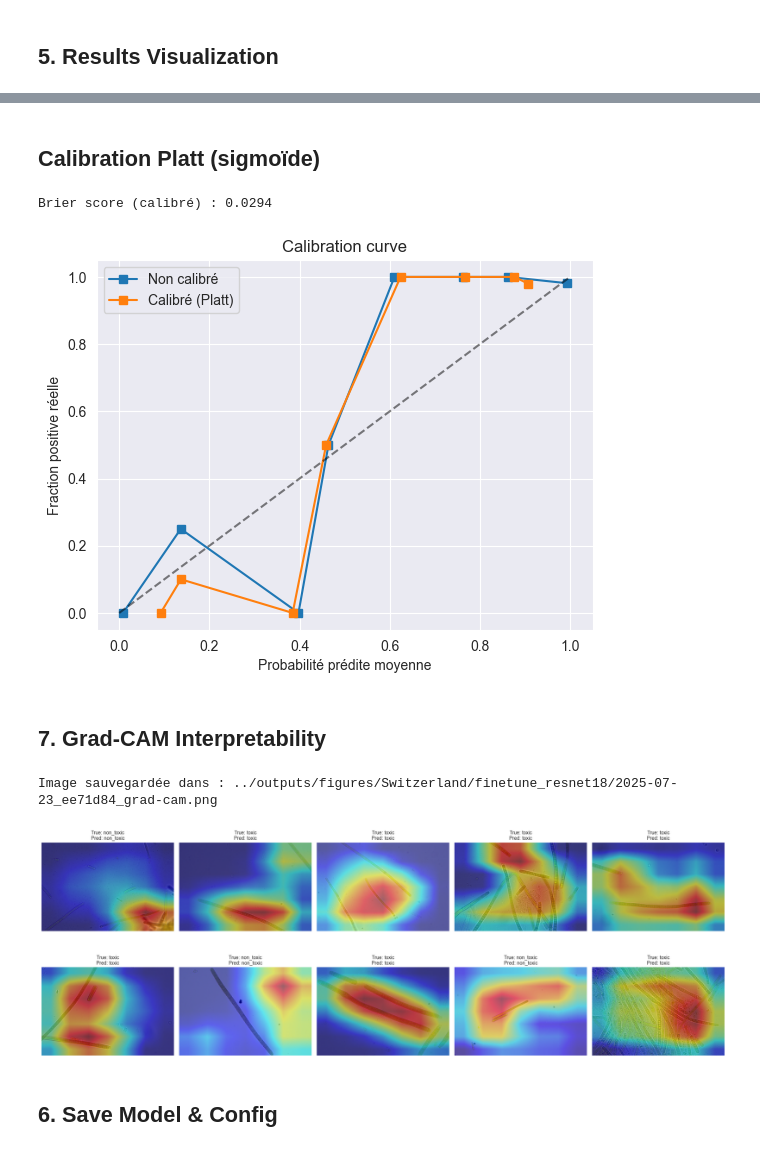
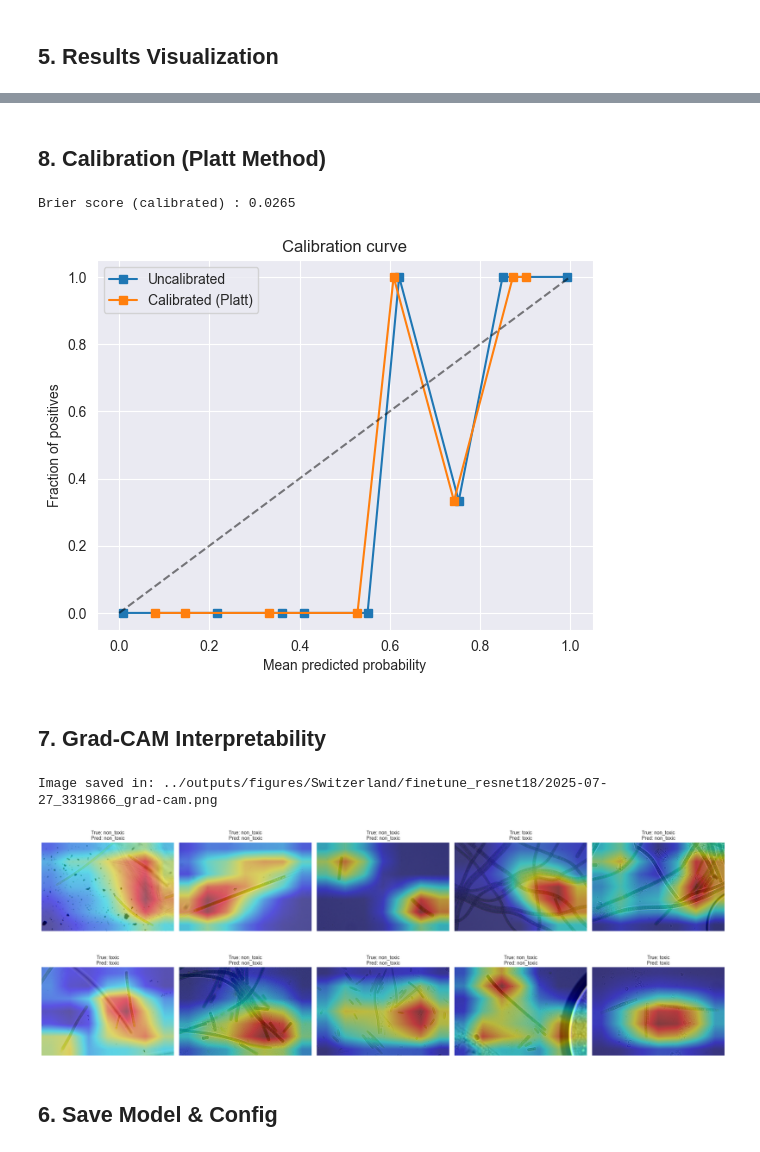
Before and after one commit to Tiits/microcoleus-project, a Jupyter notebook: notebooks/05_finetune_resnet18.ipynb, the cells around one changed output, grey strips where cells are left out. Cells and saved outputs as stored; diff of their text form; code cells hidden in the pictures.

```diff
--- a/notebooks/05_finetune_resnet18.ipynb
+++ b/notebooks/05_finetune_resnet18.ipynb
@@ -53,0 +57,20 @@ Run ID : 2025-07-23_ee71d84
+# %%
+# Device utility
+def get_best_device():
+    """Get the best available device with fallback."""
+    if torch.backends.mps.is_available():
+        try:
+            test_tensor = torch.randn(10, 10, device='mps')
+            _ = test_tensor @ test_tensor
+            print("MPS is available and working")
+            return torch.device('mps')
+        except Exception as e:
+            print(f"MPS failed test: {e}. Falling back to CPU")
+            return torch.device('cpu')
+    elif torch.cuda.is_available():
+        return torch.device('cuda')
+    else:
+        return torch.device('cpu')
+
+device = get_best_device()
+config['training']['device'] = device
@@ -111,7 +134,7 @@ def train_one_epoch(model, loader, criterion, optimizer, device):
         correct += torch.sum(preds == labels.data)
         total += labels.size(0)
     epoch_loss = running_loss / total
-    epoch_acc  = correct.double() / total
+    epoch_acc   = correct.float()  / total
     return epoch_loss, epoch_acc.item()
 
 
@@ -137,7 +160,7 @@ def eval_model(model, loader, criterion, device):
             all_preds.extend(preds.cpu().numpy())
             all_probs.extend(probs.cpu().numpy())
     epoch_loss = running_loss / total
-    epoch_acc  = correct.double() / total
+    epoch_acc  = correct.float() / total
     return (
         epoch_loss,
         epoch_acc.item(),
@@ -146,5 +169,11 @@ def eval_model(model, loader, criterion, device):
         np.array(all_probs)
     )
 
-summary(model, input_size=(3, 64, 64))
+try:
+    summary(model, input_size=(3, 64, 64), device=str(config['training']['device']))
+except Exception as e:
+    print(f"Model summary not supported on {config['training']['device']}: {e}. Showing summary on CPU instead.")
+    cpu_model = model.to('cpu')
+    summary(cpu_model, input_size=(3, 64, 64), device='cpu')
+    model.to(config['training']['device'])
 # %% [output]
@@ -365,5 +394,5 @@ Report image sauvegardé dans : ../outputs/figures/Switzerland/finetune_resnet18
 # %% [markdown]
-## Calibration Platt (sigmoïde)
+## 8. Calibration (Platt Method)
 # %%
 v_loss, v_acc, y_true_val, y_pred_val, y_prob_val = eval_model(
     model, val_loader, criterion, config['training']['device']
@@ -391,24 +420,24 @@ lr_cal = LogisticRegression().fit(
 y_prob_cal = lr_cal.predict_proba(y_prob_val.reshape(-1,1))[:,1]
 
 brier = brier_score_loss(y_true_val, y_prob_cal)
-print(f"Brier score (calibré) : {brier:.4f}")
+print(f"Brier score (calibrated) : {brier:.4f}")
 
 frac_pos, mean_pred = calibration_curve(y_true_val, y_prob_val, n_bins=10)
 frac_pos_cal, mean_pred_cal = calibration_curve(y_true_val, y_prob_cal, n_bins=10)
 
 plt.figure()
-plt.plot(mean_pred,   frac_pos,   's-', label='Non calibré')
-plt.plot(mean_pred_cal, frac_pos_cal, 's-', label='Calibré (Platt)')
+plt.plot(mean_pred,   frac_pos,   's-', label='Uncalibrated')
+plt.plot(mean_pred_cal, frac_pos_cal, 's-', label='Calibrated (Platt)')
 plt.plot([0,1], [0,1], 'k--', alpha=0.5)
-plt.xlabel('Probabilité prédite moyenne')
-plt.ylabel('Fraction positive réelle')
+plt.xlabel('Mean predicted probability')
+plt.ylabel('Fraction of positives')
 plt.title('Calibration curve')
 plt.legend()
 plt.savefig(os.path.join(FIG_OUT, f"{run_id}_calibration_curve.png"), dpi=300)
 plt.show()
 # %% [output]
-Brier score (calibré) : 0.0294
+Brier score (calibrated) : 0.0265
-[figure, old version]
+[figure, new version]
 # %% [markdown]
 ## 7. Grad-CAM Interpretability
 # %%
@@ -434,44 +463,45 @@ axes = axes.flatten()
 for idx in range(n_display):
     ax = axes[idx]
 
-    tensor_aug, true_label = val_set[idx+12]
-    orig_path, _ = val_set.dataset.samples[val_set.indices[idx+12]]
+    tensor_aug, true_label = val_set[idx]
+    orig_path, _ = val_set.dataset.samples[val_set.indices[idx]]
     orig_img: Image.Image = Image.open(orig_path).convert('RGB')
     W, H = orig_img.size
 
     orig_resized = transforms.Resize(tuple(data_cfg['resize']))(orig_img)
     input_tensor = vis_transform(orig_resized).unsqueeze(0)
+    input_tensor = input_tensor.to(config['training']['device'])
 
     outputs = model(input_tensor)
     pred_label = outputs.argmax(dim=1).item()
 
     grayscale_cam = cam_extractor(input_tensor=input_tensor)[0]
 
     cam_img = Image.fromarray((grayscale_cam * 255).astype(np.uint8))
     cam_img = cam_img.resize((W, H), resample=Image.BILINEAR)
     cam_resized = np.array(cam_img, dtype=np.float32) / 255.0
 
     rgb_orig = np.array(orig_img, dtype=np.float32) / 255.0
     cam_on_orig = show_cam_on_image(rgb_orig, cam_resized, use_rgb=True)
 
     ax.imshow(cam_on_orig)
     ax.set_title(f"True: {dataset.classes[true_label]}\nPred: {dataset.classes[pred_label]}",
                  fontsize=10)
     ax.axis('off')
 
 for ax in axes[n_display:]:
     ax.axis('off')
 
 plt.tight_layout()
 
 fig_path = os.path.join(FIG_OUT, f"{run_id}_grad-cam.png")
 plt.savefig(fig_path, dpi=300)
-print("Image sauvegardée dans :", fig_path)
+print("Image saved in:", fig_path)
 
 plt.show()
 # %% [output]
-Image sauvegardée dans : ../outputs/figures/Switzerland/finetune_resnet18/2025-07-23_ee71d84_grad-cam.png
+Image saved in: ../outputs/figures/Switzerland/finetune_resnet18/2025-07-27_3319866_grad-cam.png
-[figure, old version]
+[figure, new version]
 # %% [markdown]
 ## 6. Save Model & Config
 # %%
```
Also changed, not shown: parts of 15 cells of this notebook, 13 other files.
